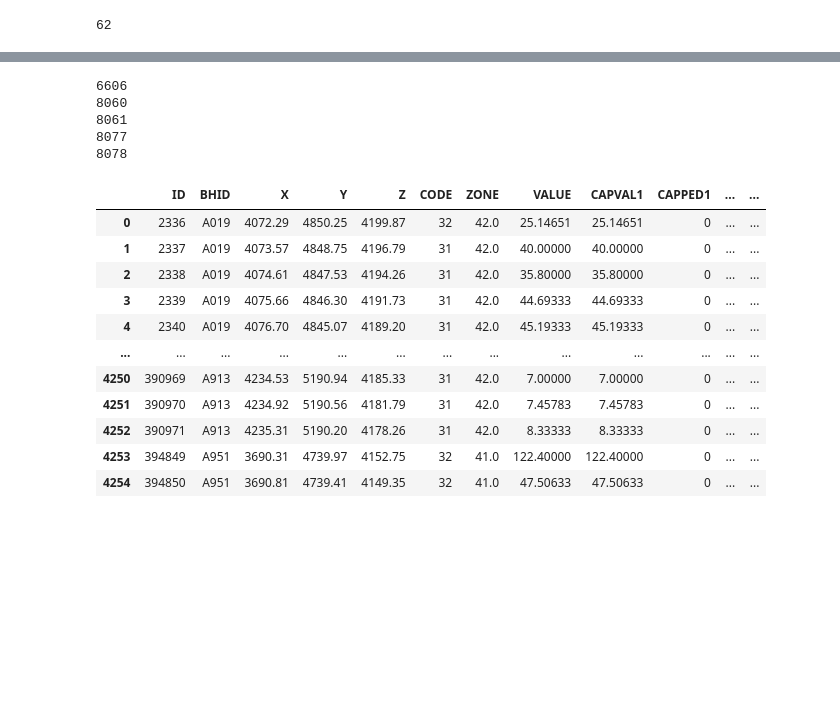
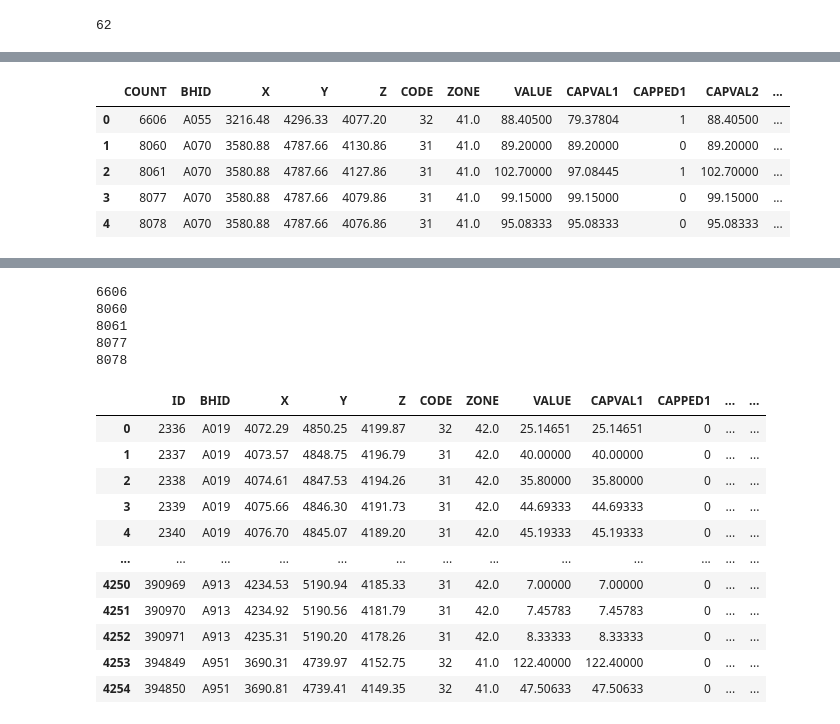
Before and after one commit to jlztorres/local_capping, a Jupyter notebook: plata_capping.ipynb, the cells around one changed output, grey strips where cells are left out. Cells and saved outputs as stored; diff of their text form; code cells hidden in the pictures; blank space fills up the shorter version.

```diff
--- a/plata_capping.ipynb
+++ b/plata_capping.ipynb
@@ -208,7 +207,7 @@ df_parametros.Valor[14]
 # %%
 
 
-parametro_expansion=0.75
+parametro_expansion=0.25
 expansiones_max=12
 expansiones_realizadas=0
 round_hemi_accuracy=2
@@ -541,7 +540,7 @@ for zone in zonas:     #################################  FIJO PARA PRUEBA  BORR
 
 
             freno_1_composito_x_roca=freno_1_composito_x_roca+1
-            if freno_1_composito_x_roca>30:
+            if freno_1_composito_x_roca>5:
                 break
         freno_2_roca_x_zona=freno_2_roca_x_zona+1
         if freno_2_roca_x_zona>3:
@@ -601,0 +578,21 @@ df_CLAG_MR_2022[df_CLAG_MR_2022.CAPPED1==1]#[:1]
+# %%
+ag_df=pd.read_csv("C:\FORTRAN\clsilver_mr20221.out",sep=",")
+## obs
+#ag_tt=ag_df[ag_df.ID==2336]
+ag_df=ag_df.rename(columns={"ID": "COUNT"})
+ag_df[ag_df.CAPPED1==1]
+#df_1=ag_df[ag_df.CAPPED1==1]
+df_1=ag_df
+
+df_CLAG_MR_2022[df_CLAG_MR_2022.CAPPED1_PY==1]#[:1]
+df_2=df_CLAG_MR_2022[df_CLAG_MR_2022.CAPPED1_PY==1]#[:1]
+
+df_cap1 = pd.merge(df_1, df_2, on='COUNT')
+df_cap1
+# %% [output]
+|  | COUNT | BHID | X | Y | Z | CODE | ZONE | VALUE | CAPVAL1 | CAPPED1 | CAPVAL2 | ... |
+| 0 | 6606 | A055 | 3216.48 | 4296.33 | 4077.20 | 32 | 41.0 | 88.40500 | 79.37804 | 1 | 88.40500 | ... |
+| 1 | 8060 | A070 | 3580.88 | 4787.66 | 4130.86 | 31 | 41.0 | 89.20000 | 89.20000 | 0 | 89.20000 | ... |
+| 2 | 8061 | A070 | 3580.88 | 4787.66 | 4127.86 | 31 | 41.0 | 102.70000 | 97.08445 | 1 | 102.70000 | ... |
+| 3 | 8077 | A070 | 3580.88 | 4787.66 | 4079.86 | 31 | 41.0 | 99.15000 | 99.15000 | 0 | 99.15000 | ... |
+| 4 | 8078 | A070 | 3580.88 | 4787.66 | 4076.86 | 31 | 41.0 | 95.08333 | 95.08333 | 0 | 95.08333 | ... |
```
Also changed, not shown: parts of 7 cells of this notebook.
